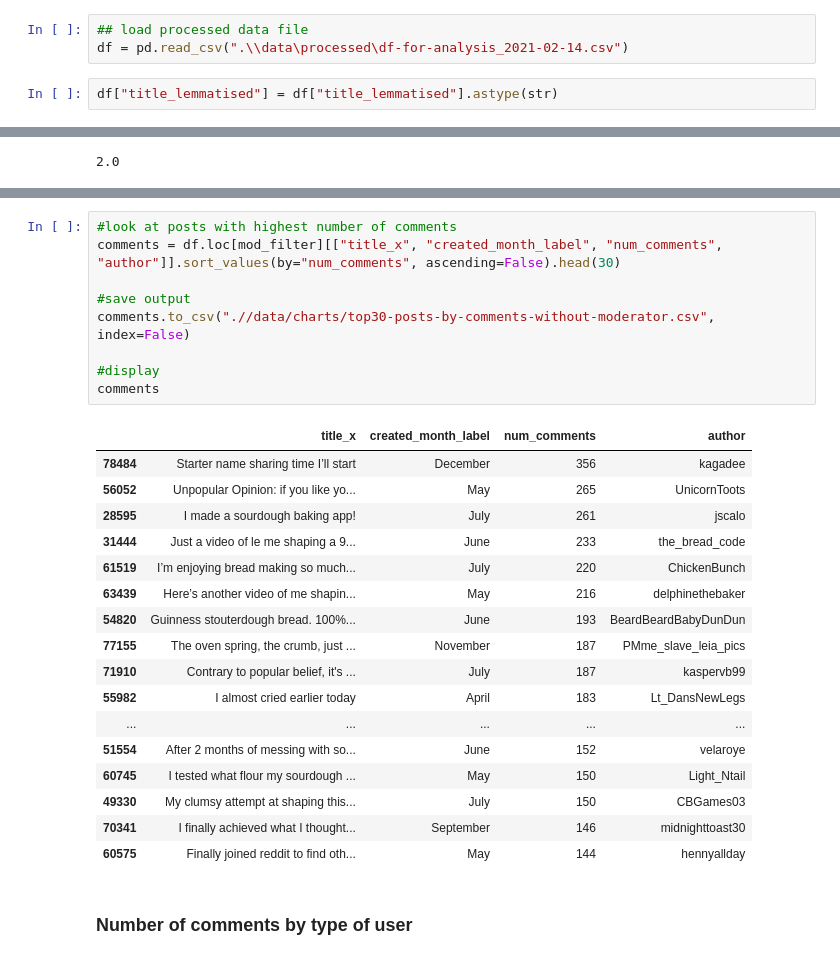
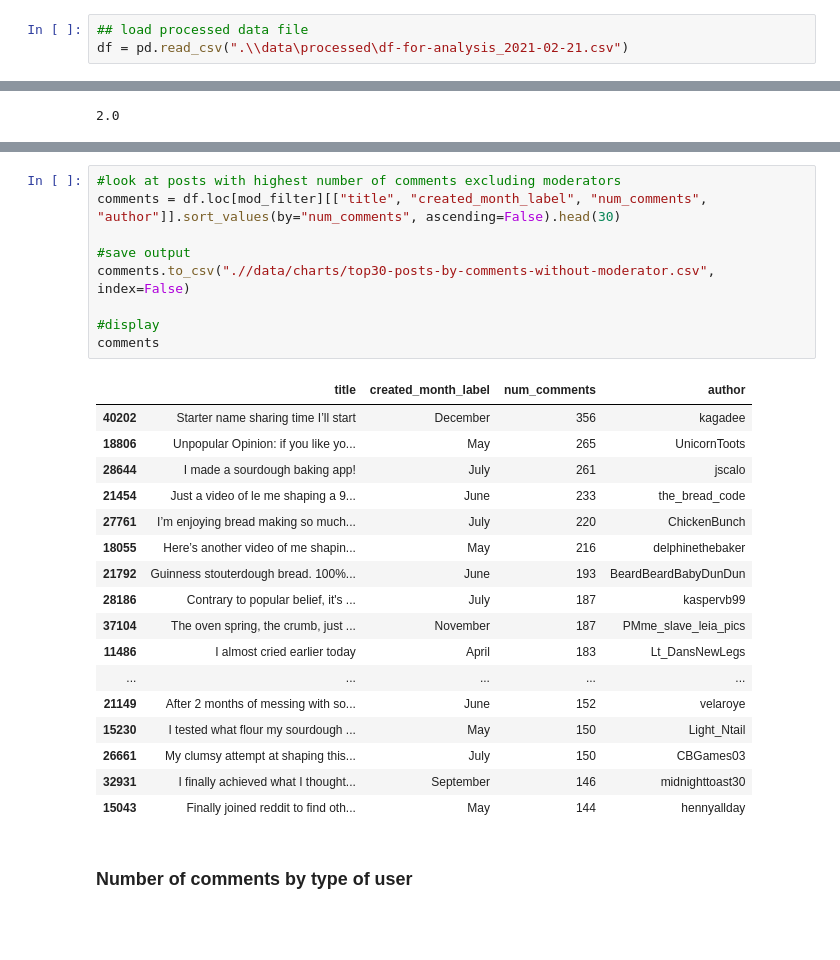
Before and after one commit to Lisa-Ho/breadit, a Jupyter notebook: notebooks/lockdown-baking-part-2-data-cleaning-analysis.ipynb, the cells around one changed output, grey strips where cells are left out. Drawn from its saved outputs; the diff is of its cells as text; blank space fills up the shorter version.

```diff
--- a/notebooks/lockdown-baking-part-2-data-cleaning-classification.ipynb
+++ b/notebooks/lockdown-baking-part-2-data-cleaning-analysis.ipynb
@@ -263,8 +272,6 @@ df.to_csv(".\\data\processed\df-for-analysis_2021-02-14.csv")
 # %%
 ## load processed data file
-df = pd.read_csv(".\\data\processed\df-for-analysis_2021-02-14.csv")
+df = pd.read_csv(".\\data\processed\df-for-analysis_2021-02-21.csv")
-# %%
-df["title_lemmatised"] = df["title_lemmatised"].astype(str)
 # %% [markdown]
 # Analysis
 # %% [markdown]
@@ -461,30 +469,30 @@ comments
 # %%
-#look at posts with highest number of comments
-comments = df.loc[mod_filter][["title_x", "created_month_label", "num_comments", "author"]].sort_values(by="num_comments", ascending=False).head(30)
+#look at posts with highest number of comments excluding moderators
+comments = df.loc[mod_filter][["title", "created_month_label", "num_comments", "author"]].sort_values(by="num_comments", ascending=False).head(30)
 
 #save output
 comments.to_csv(".//data/charts/top30-posts-by-comments-without-moderator.csv", index=False)
 
 #display
 comments
 # %% [output]
-|  | title_x | created_month_label | num_comments | author |
-| 78484 | Starter name sharing time I’ll start | December | 356 | kagadee |
-| 56052 | Unpopular Opinion: if you like yo... | May | 265 | UnicornToots |
-| 28595 | I made a sourdough baking app! | July | 261 | jscalo |
-| 31444 | Just a video of le me shaping a 9... | June | 233 | the_bread_code |
-| 61519 | I’m enjoying bread making so much... | July | 220 | ChickenBunch |
-| 63439 | Here’s another video of me shapin... | May | 216 | delphinethebaker |
-| 54820 | Guinness stouterdough bread. 100%... | June | 193 | BeardBeardBabyDunDun |
-| 77155 | The oven spring, the crumb, just ... | November | 187 | PMme_slave_leia_pics |
-| 71910 | Contrary to popular belief, it's ... | July | 187 | kaspervb99 |
-| 55982 | I almost cried earlier today | April | 183 | Lt_DansNewLegs |
+|  | title | created_month_label | num_comments | author |
+| 40202 | Starter name sharing time I’ll start | December | 356 | kagadee |
+| 18806 | Unpopular Opinion: if you like yo... | May | 265 | UnicornToots |
+| 28644 | I made a sourdough baking app! | July | 261 | jscalo |
+| 21454 | Just a video of le me shaping a 9... | June | 233 | the_bread_code |
+| 27761 | I’m enjoying bread making so much... | July | 220 | ChickenBunch |
+| 18055 | Here’s another video of me shapin... | May | 216 | delphinethebaker |
+| 21792 | Guinness stouterdough bread. 100%... | June | 193 | BeardBeardBabyDunDun |
+| 28186 | Contrary to popular belief, it's ... | July | 187 | kaspervb99 |
+| 37104 | The oven spring, the crumb, just ... | November | 187 | PMme_slave_leia_pics |
+| 11486 | I almost cried earlier today | April | 183 | Lt_DansNewLegs |
 | ... | ... | ... | ... | ... |
-| 51554 | After 2 months of messing with so... | June | 152 | velaroye |
-| 60745 | I tested what flour my sourdough ... | May | 150 | Light_Ntail |
-| 49330 | My clumsy attempt at shaping this... | July | 150 | CBGames03 |
-| 70341 | I finally achieved what I thought... | September | 146 | midnighttoast30 |
-| 60575 | Finally joined reddit to find oth... | May | 144 | hennyallday |
+| 21149 | After 2 months of messing with so... | June | 152 | velaroye |
+| 15230 | I tested what flour my sourdough ... | May | 150 | Light_Ntail |
+| 26661 | My clumsy attempt at shaping this... | July | 150 | CBGames03 |
+| 32931 | I finally achieved what I thought... | September | 146 | midnighttoast30 |
+| 15043 | Finally joined reddit to find oth... | May | 144 | hennyallday |
 # %% [markdown]
 ### Number of comments by type of user
 # %%
```
Also changed, not shown: parts of 43 cells of this notebook.
